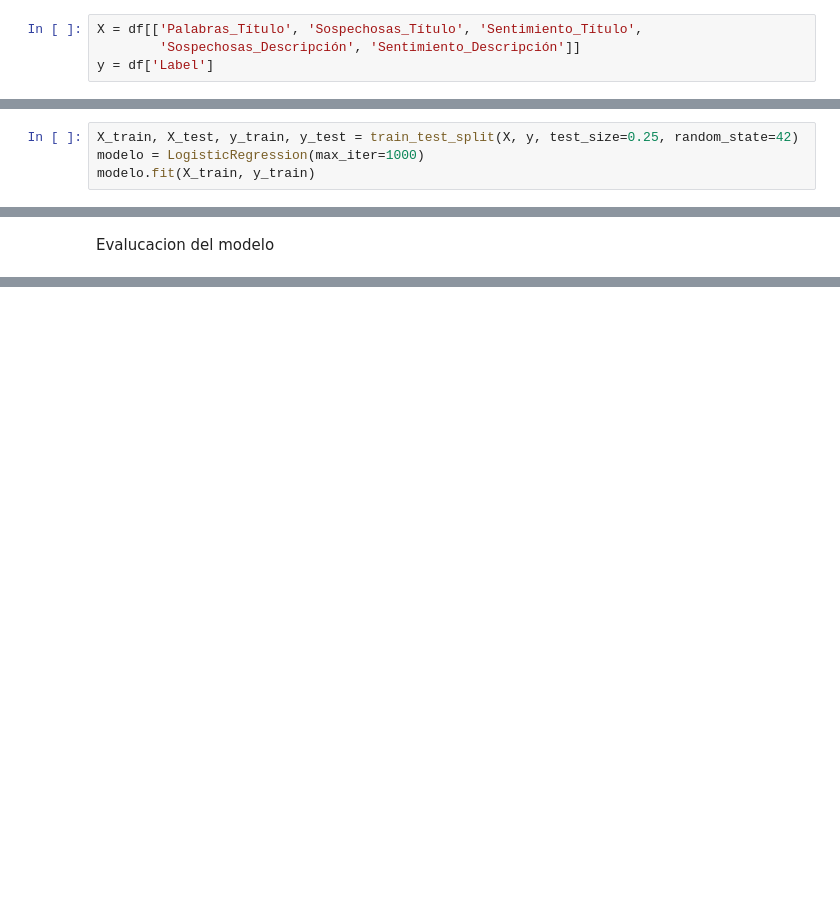
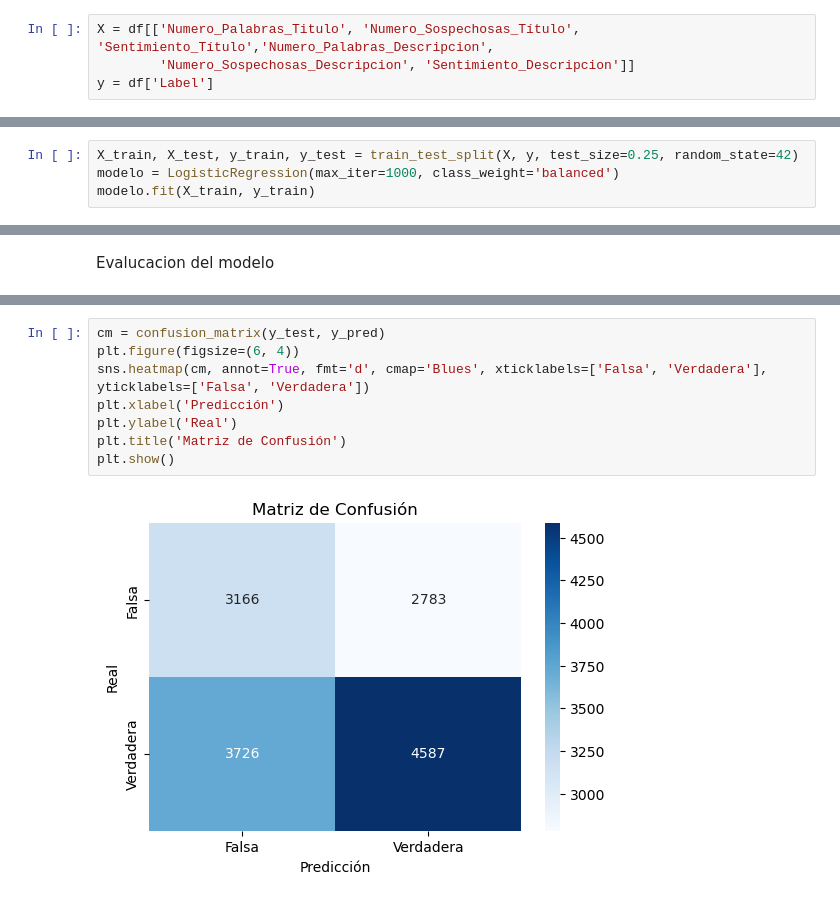
Before and after one commit to JairoFierro/Proy1, a Jupyter notebook: proyecto1.ipynb, the cells around one changed output, grey strips where cells are left out. Saved outputs shown, nothing was run; the diff lists cells and outputs as text; blank space fills up the shorter version.

```diff
--- a/proyecto1.ipynb
+++ b/proyecto1.ipynb
@@ -236,6 +311,6 @@ dataRegresionLogistica=df
 # %%
-X = df[['Palabras_Título', 'Sospechosas_Título', 'Sentimiento_Título',
-        'Sospechosas_Descripción', 'Sentimiento_Descripción']]
+X = df[['Numero_Palabras_Titulo', 'Numero_Sospechosas_Título', 'Sentimiento_Título','Numero_Palabras_Descripcion',
+        'Numero_Sospechosas_Descripcion', 'Sentimiento_Descripcion']]
 y = df['Label']
 # %%
 print("Tipos de datos en X:")
@@ -250,6 +326,6 @@ Sentimiento_Descripción    float64
 dtype: object
 # %%
 X_train, X_test, y_train, y_test = train_test_split(X, y, test_size=0.25, random_state=42)
-modelo = LogisticRegression(max_iter=1000)
+modelo = LogisticRegression(max_iter=1000, class_weight='balanced')
 modelo.fit(X_train, y_train)
 # %% [output]
@@ -279,0 +367,10 @@ Sentimiento_Descripción: 0.1840
+# %%
+cm = confusion_matrix(y_test, y_pred)
+plt.figure(figsize=(6, 4))
+sns.heatmap(cm, annot=True, fmt='d', cmap='Blues', xticklabels=['Falsa', 'Verdadera'], yticklabels=['Falsa', 'Verdadera'])
+plt.xlabel('Predicción')
+plt.ylabel('Real')
+plt.title('Matriz de Confusión')
+plt.show()
+# %% [output]
+[figure, added]
```
Also changed, not shown: parts of 21 cells of this notebook.
